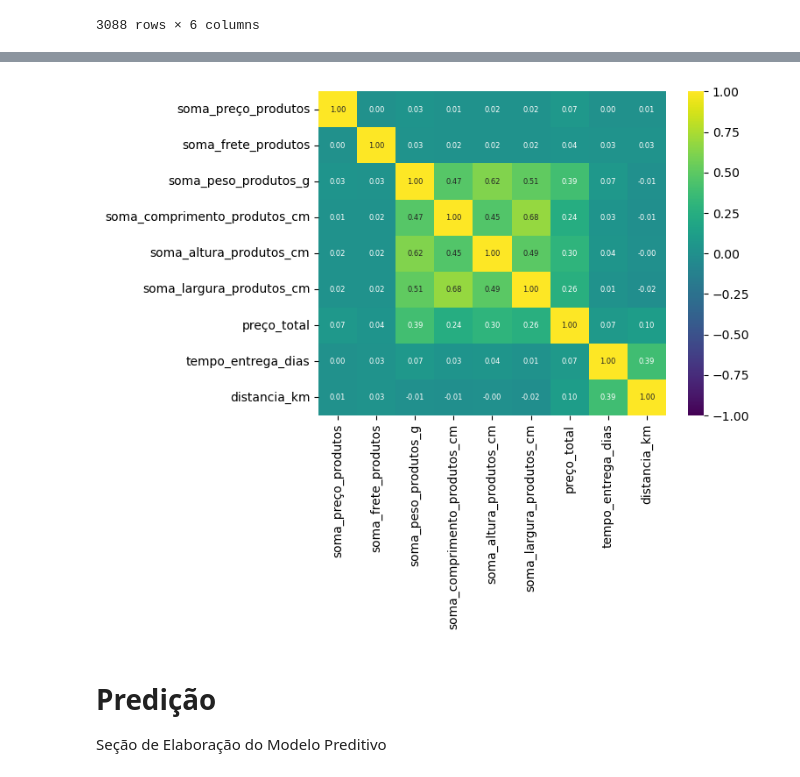
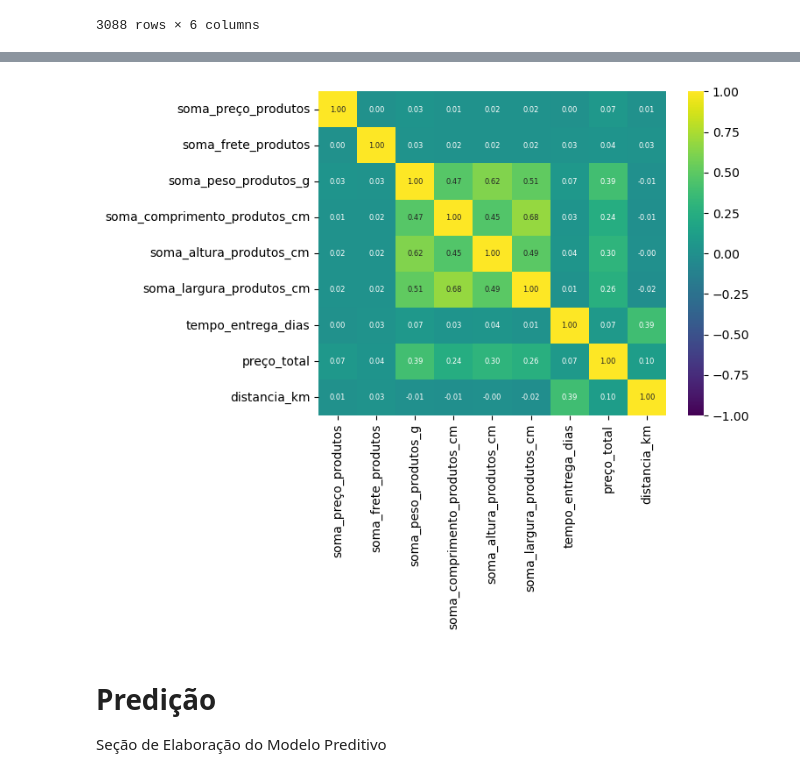
Before and after one commit to madusagii/Z-O, a Jupyter notebook: z-o-velhao.ipynb, the cells around one changed output, grey strips where cells are left out. Saved outputs shown, nothing was run; the diff lists cells and outputs as text; code cells hidden in the pictures.

```diff
--- a/z-o-velhao.ipynb
+++ b/z-o-velhao.ipynb
@@ -329,0 +347,8 @@ df_pedidos_sem_loc
+# %%
+#Área de Merge (Pedidos Sem Id Cliente) --> df_treino x df_order_payments
+
+df_treino = df_treino.merge(df_order_payments, on = 'id_pedido', how = 'left')
+df_treino
+df_treino.fillna({'frete_total': 0}, inplace=True)
+df_treino = df_treino.rename(columns={'preço_pedido': 'preço_total'})
+df_treino
@@ -403,0 +443,6 @@ df_pedidos
+# %%
+#Área de Merge (Pedidos Completos) --> df_treino x df_loc_cliente x df_loc_vendedor
+
+df_treino = df_treino.merge(df_loc_cliente, on = 'id_cliente', how = 'left')
+df_treino = df_treino.merge(df_loc_vendedor, on = 'id_vendedor', how = 'left')
+df_treino
@@ -404,7 +463,8 @@ df_pedidos
 # %%
 #Área de Criação da Coluna Distância
 
-distancias = []
+distancias_treino = []
+distancias_teste = []
 
 def haversine(lat1, lon1, lat2, lon2):
     r = 6378.0
@@ -418,11 +478,15 @@ def haversine(lat1, lon1, lat2, lon2):
 
 #Calcular e adicionar as distâncias na lista
 
-for i, row in df_pedidos.iterrows():
+for i, row in df_treino.iterrows():
     dist = haversine(row['latitude_aprox_cliente'], row['longitude_aprox_cliente'], row['latitude_aprox_vendedor'], row['longitude_aprox_vendedor'])
-    distancias.append(dist)
+    distancias_treino.append(dist)
+
+for i, row in df_teste.iterrows():
+    dist = haversine(row['latitude_aprox_cliente'], row['longitude_aprox_cliente'], row['latitude_aprox_vendedor'], row['longitude_aprox_vendedor'])
+    distancias_teste.append(dist)
 
 #Adicionar a lista ao DataFrame
 
-df_pedidos['distancia_km'] = distancias
-df_pedidos
+df_treino['distancia_km'] = distancias_treino
+df_teste['distancia_km'] = distancias_teste
@@ -443,9 +512,9 @@ df_pedidos
 # %%
 #Área de Limpeza de DF para Plotagem de Graficos
 
-df_pedidos_graf = df_pedidos.drop(columns = {'id_pedido', 'id_produto', 'id_vendedor', 'categoria_produtos', 'id_cliente', 'prefixo_cep_cliente', 'estado_cliente', 'cidade_cliente', 'prefixo_cep_vendedor', 'estado_vendedor', 'cidade_vendedor', 'latitude_aprox_cliente', 'longitude_aprox_cliente', 'latitude_aprox_vendedor', 'longitude_aprox_vendedor'})
-df_pedidos_graf = df_pedidos_graf.dropna()
-df_pedidos_graf
+df_treino_graf = df_treino.drop(columns = {'id_pedido', 'id_produto', 'id_vendedor', 'categoria_produtos', 'id_cliente', 'prefixo_cep_cliente', 'estado_cliente', 'cidade_cliente', 'prefixo_cep_vendedor', 'estado_vendedor', 'cidade_vendedor', 'latitude_aprox_cliente', 'longitude_aprox_cliente', 'latitude_aprox_vendedor', 'longitude_aprox_vendedor'})
+df_treino_graf = df_treino_graf.dropna()
+df_treino_graf
 # %% [output]
 |  | soma_preço_produtos | soma_frete_produtos | soma_peso_produtos_g | soma_comprimento_produtos_cm | ... |
 | 0 | 58.90 | 13.29 | 650.0 | 28.0 | ... |
@@ -463,12 +532,12 @@ df_pedidos_graf
 # %%
 #Área de Plotagem de Gráficos
 
-heatmap1 = sns.heatmap(df_pedidos_graf.corr(),
+heatmap1 = sns.heatmap(df_treino_graf.corr(),
             annot=True, fmt = '.2f', annot_kws={'size':6},
             vmin = -1,  vmax = 1,
             cmap = 'viridis')
 # %% [output]
-[figure, old version]
+[figure, new version]
 # %% [markdown]
 # Predição
 Seção de Elaboração do Modelo Preditivo
```
Also changed, not shown: parts of 21 cells of this notebook, 1 other file.
